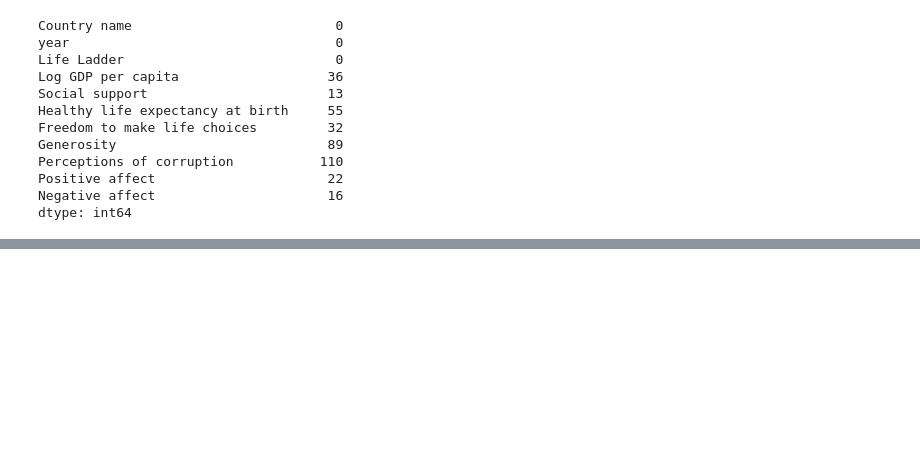
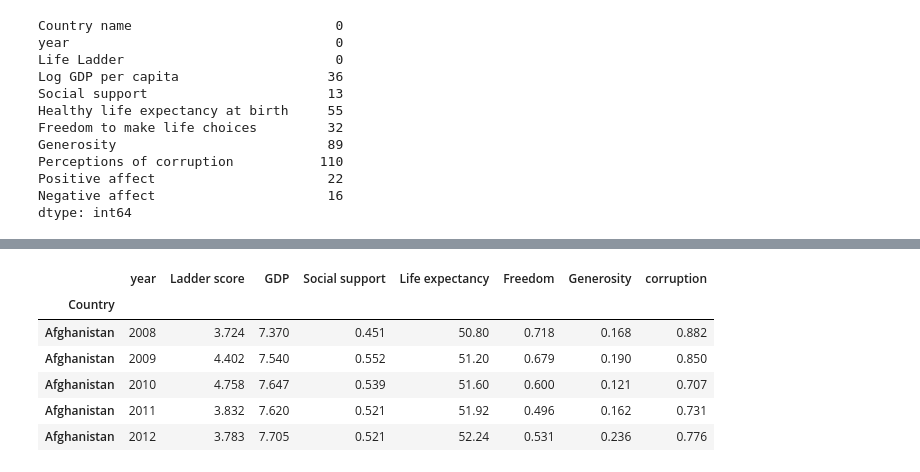
Before and after one commit to Fraolabebe/World-happiness-, a Jupyter notebook: world-happiness .ipynb, the cells around one changed output, grey strips where cells are left out. Drawn from its saved outputs; the diff is of its cells as text; code cells hidden in the pictures; blank space fills up the shorter version.

```diff
--- a/world-happiness .ipynb
+++ b/world-happiness .ipynb
@@ -113,0 +158,3 @@ df.tail()
+# %%
+df1 = pd.read_csv("Resources/world-happiness-report-2021.csv")
+df1.head()
@@ -113,0 +209,13 @@ df.tail()
+# %%
+frames = [df, df1]
+df2 = pd.concat(frames)
+data = df2.set_index('Country')
+data.head()
+# %% [output]
+|  | year | Ladder score | GDP | Social support | Life expectancy | Freedom | Generosity | corruption |
+| Country |  |  |  |  |  |  |  |  |
+| Afghanistan | 2008 | 3.724 | 7.370 | 0.451 | 50.80 | 0.718 | 0.168 | 0.882 |
+| Afghanistan | 2009 | 4.402 | 7.540 | 0.552 | 51.20 | 0.679 | 0.190 | 0.850 |
+| Afghanistan | 2010 | 4.758 | 7.647 | 0.539 | 51.60 | 0.600 | 0.121 | 0.707 |
+| Afghanistan | 2011 | 3.832 | 7.620 | 0.521 | 51.92 | 0.496 | 0.162 | 0.731 |
+| Afghanistan | 2012 | 3.783 | 7.705 | 0.521 | 52.24 | 0.531 | 0.236 | 0.776 |
```
Also changed, not shown: parts of 28 cells of this notebook, 1 other file.
